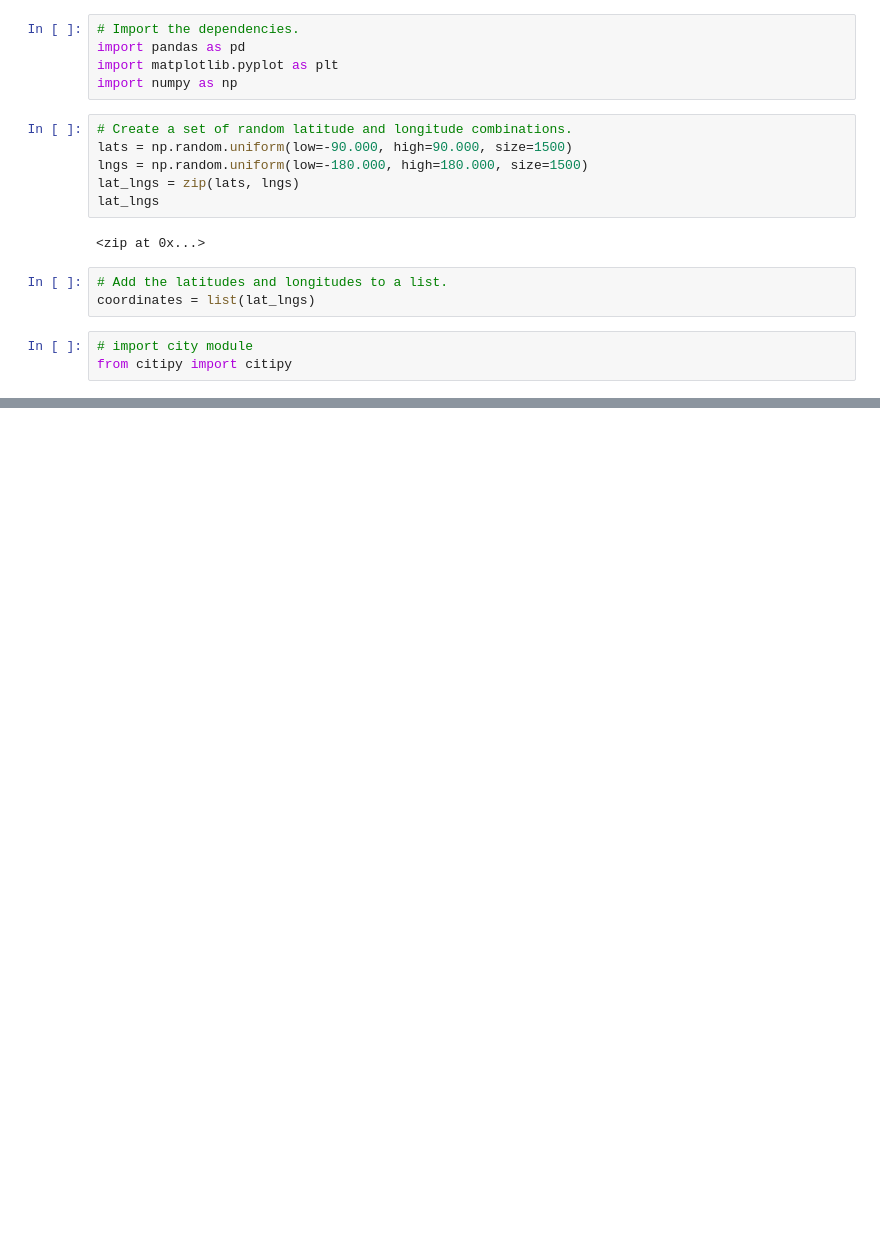
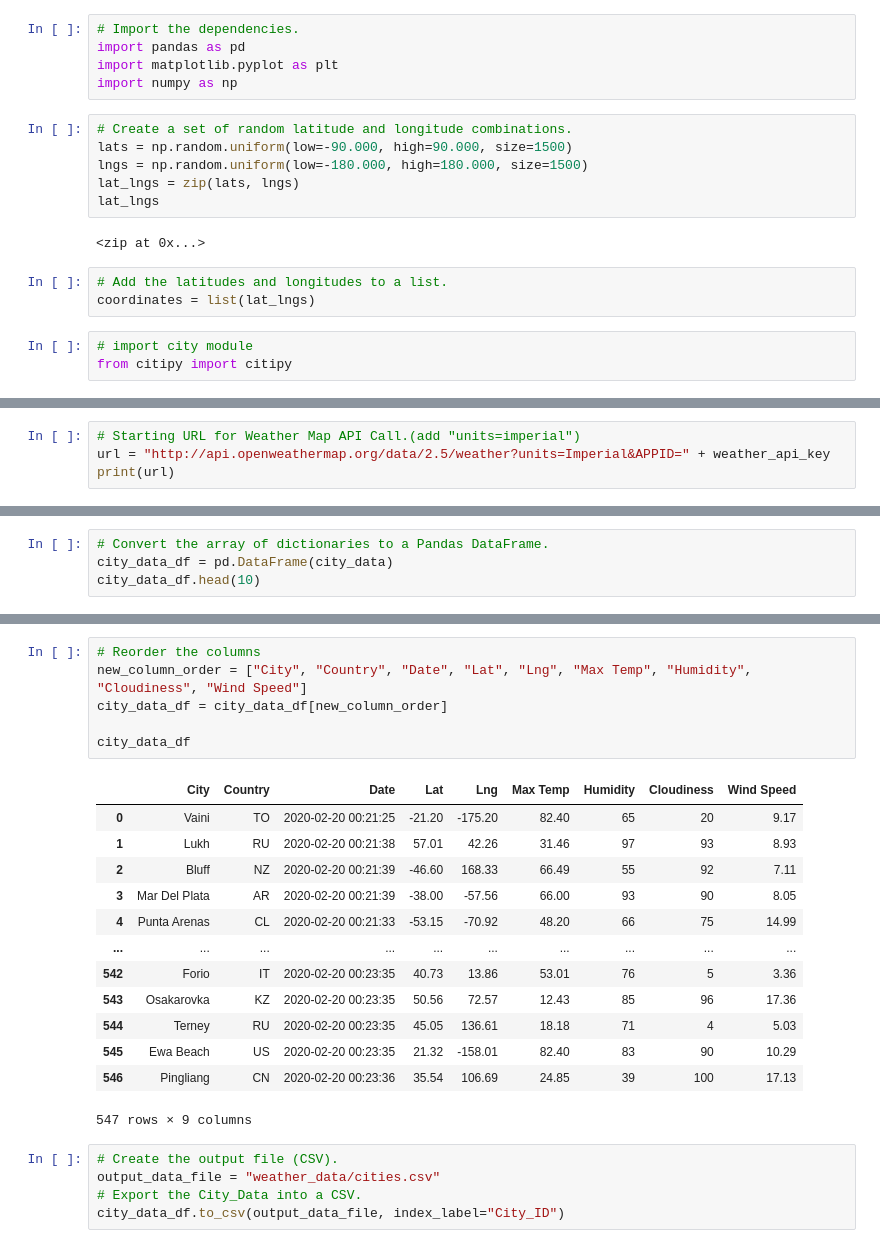
Before and after one commit to irenehk1213/World_Weather_Analysis, a Jupyter notebook: WeatherPy.ipynb, the cells around one changed output, grey strips where cells are left out. Drawn from its saved outputs; the diff is of its cells as text; blank space fills up the shorter version.

Commit message:
Create a datraframe of city weather data

```diff
--- a/WeatherPy.ipynb
+++ b/WeatherPy.ipynb
@@ -33,0 +40,4 @@ len(cities)
+# %%
+# Starting URL for Weather Map API Call.(add "units=imperial")
+url = "http://api.openweathermap.org/data/2.5/weather?units=Imperial&APPID=" + weather_api_key
+print(url)
@@ -33,0 +131,4 @@ len(cities)
+# %%
+# Convert the array of dictionaries to a Pandas DataFrame.
+city_data_df = pd.DataFrame(city_data)
+city_data_df.head(10)
@@ -33,0 +147,25 @@ len(cities)
+# %%
+# Reorder the columns
+new_column_order = ["City", "Country", "Date", "Lat", "Lng", "Max Temp", "Humidity", "Cloudiness", "Wind Speed"]
+city_data_df = city_data_df[new_column_order]
+
+city_data_df
+# %% [output]
+|  | City | Country | Date | Lat | Lng | Max Temp | Humidity | Cloudiness | Wind Speed |
+| 0 | Vaini | TO | 2020-02-20 00:21:25 | -21.20 | -175.20 | 82.40 | 65 | 20 | 9.17 |
+| 1 | Lukh | RU | 2020-02-20 00:21:38 | 57.01 | 42.26 | 31.46 | 97 | 93 | 8.93 |
+| 2 | Bluff | NZ | 2020-02-20 00:21:39 | -46.60 | 168.33 | 66.49 | 55 | 92 | 7.11 |
+| 3 | Mar Del Plata | AR | 2020-02-20 00:21:39 | -38.00 | -57.56 | 66.00 | 93 | 90 | 8.05 |
+| 4 | Punta Arenas | CL | 2020-02-20 00:21:33 | -53.15 | -70.92 | 48.20 | 66 | 75 | 14.99 |
+| ... | ... | ... | ... | ... | ... | ... | ... | ... | ... |
+| 542 | Forio | IT | 2020-02-20 00:23:35 | 40.73 | 13.86 | 53.01 | 76 | 5 | 3.36 |
+| 543 | Osakarovka | KZ | 2020-02-20 00:23:35 | 50.56 | 72.57 | 12.43 | 85 | 96 | 17.36 |
+| 544 | Terney | RU | 2020-02-20 00:23:35 | 45.05 | 136.61 | 18.18 | 71 | 4 | 5.03 |
+| 545 | Ewa Beach | US | 2020-02-20 00:23:35 | 21.32 | -158.01 | 82.40 | 83 | 90 | 10.29 |
+| 546 | Pingliang | CN | 2020-02-20 00:23:36 | 35.54 | 106.69 | 24.85 | 39 | 100 | 17.13 |
+547 rows × 9 columns
+# %%
+# Create the output file (CSV).
+output_data_file = "weather_data/cities.csv"
+# Export the City_Data into a CSV.
+city_data_df.to_csv(output_data_file, index_label="City_ID")
```
Also changed, not shown: parts of 7 cells of this notebook, 3 other files.
